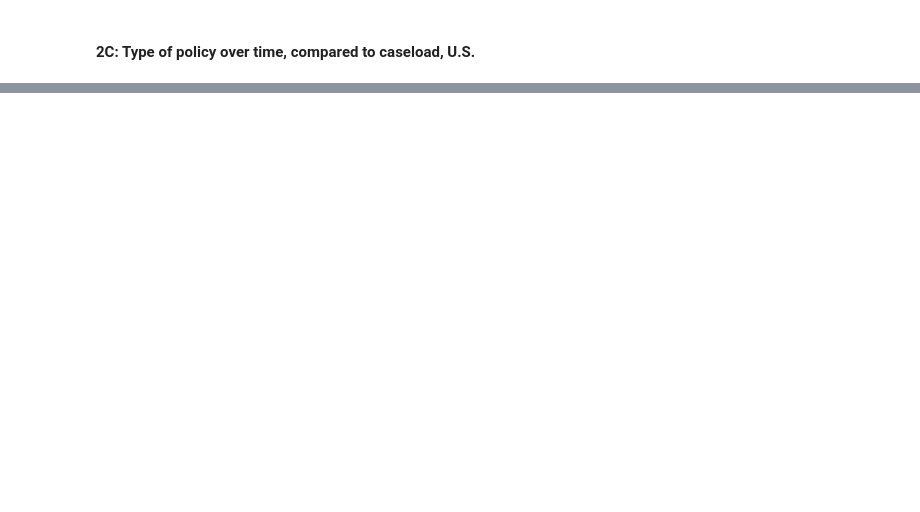
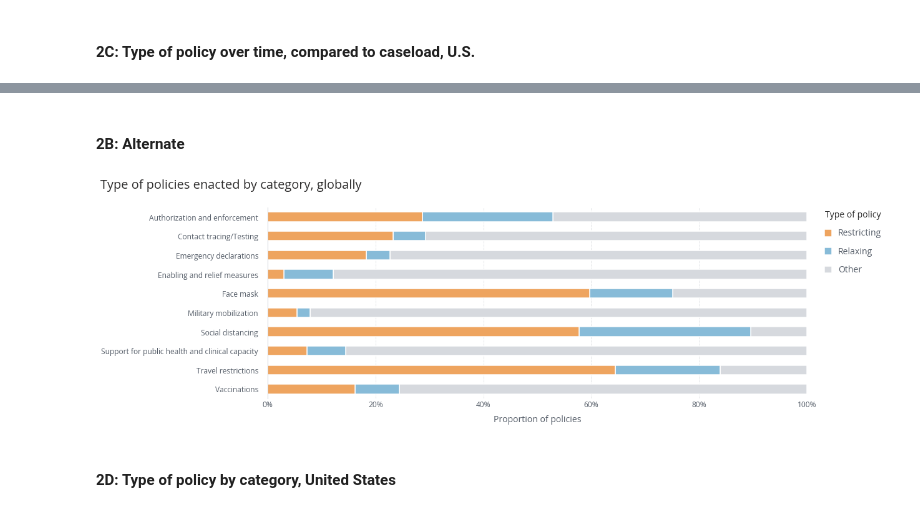
Before and after one commit to talus-analytics-bus/covid-amp-analysis, a Jupyter notebook: visualizations.ipynb, the cells around one changed output, grey strips where cells are left out. Drawn from its saved outputs; the diff is of its cells as text; code cells hidden in the pictures; blank space fills up the shorter version.

```diff
--- a/visualizations.ipynb
+++ b/visualizations.ipynb
@@ -975,0 +1066,78 @@ plt.show()
+# %% [markdown]
+#### 2B: Alternate
+# %%
+global_tcat_pivot = global_tcat.pivot_table(index=pd.Grouper(key='Policy category'), columns='Policy relaxing or restricting', values='Percent', fill_value=0)
+global_tcat_pivot = global_tcat_pivot.reset_index().rename_axis(None, axis=1)
+# %%
+# Format figure
+fig, ax = plt.subplots(figsize=(figure_size))
+ax.spines.left.set_visible(True)
+ax.spines.bottom.set_visible(False)
+
+
+# Format left axis
+for axis in ['left']:
+    ax.spines[axis].set_color(chart[2])
+
+# Define variables
+y = global_tcat_pivot['Policy category']
+x1 = global_tcat_pivot['Other']
+x2 = global_tcat_pivot['Relaxing']
+x3 = global_tcat_pivot['Restricting']
+cats = y.unique().tolist()
+
+# Set colors
+three2 = ['#D6D9DE','#87BBD8','#EEA45F']
+
+# Plot data
+global_tcat_pivot.plot.barh(stacked=True, color=three2,width = 0.5,ax=ax)
+
+# Changes x-axis range
+ax.set_xlim(0, 1)
+
+ax.grid(axis='x', linestyle='-.', linewidth=0.5, color=chart[2], zorder=1)
+
+# Reverse order of axes
+plt.gca().invert_yaxis()
+plt.gca().invert_xaxis()
+
+
+# Set title
+title = "Type of policies enacted by category, globally"
+plt.title(title, fontdict=titlefont, loc='left',x=-0.31)
+
+# Set y-ticks
+ax.set_yticklabels(cats)
+ax.tick_params(axis='y',direction='out',pad=5,color=chart[1])
+
+# Set y-axis label
+plt.ylabel("")
+
+# Format x-axis label
+plt.xlabel("Proportion of policies", labelpad=10, color=chart[1],fontsize=14)
+for tick in ax.get_xticklabels():
+    tick.set_horizontalalignment("center")
+
+# Format x-ticks
+current_values = plt.gca().get_xticks()
+plt.gca().set_xticklabels(['{:,.0%}'.format(x) for x in current_values[::-1]])
+ax.tick_params(axis='x',direction='in',length=0)
+
+
+# Get the legend and modify the handles
+handles, labels = ax.get_legend_handles_labels()
+leg = ax.legend(handles=handles[::-1], labels=labels[::-1], bbox_to_anchor=(1.02, 1.02), labelcolor=chart[1], labelspacing=1.2)
+leg.set_title('Type of policy')
+leg.get_title().set_fontsize('14')
+plt.setp(plt.gca().get_legend().get_texts(), fontsize='14')
+
+plt.tight_layout()
+plt.show()
+
+# plt.savefig('figures/global_policy_type_bar.png', dpi=1200, facecolor='w',
+#             edgecolor='w',
+#             orientation='portrait',bbox_inches='tight')
+# %% [output]
+[figure, added]
+# %% [markdown]
+#### 2D: Type of policy by category, United States
```
Also changed, not shown: parts of 21 cells of this notebook, 1 other file.
